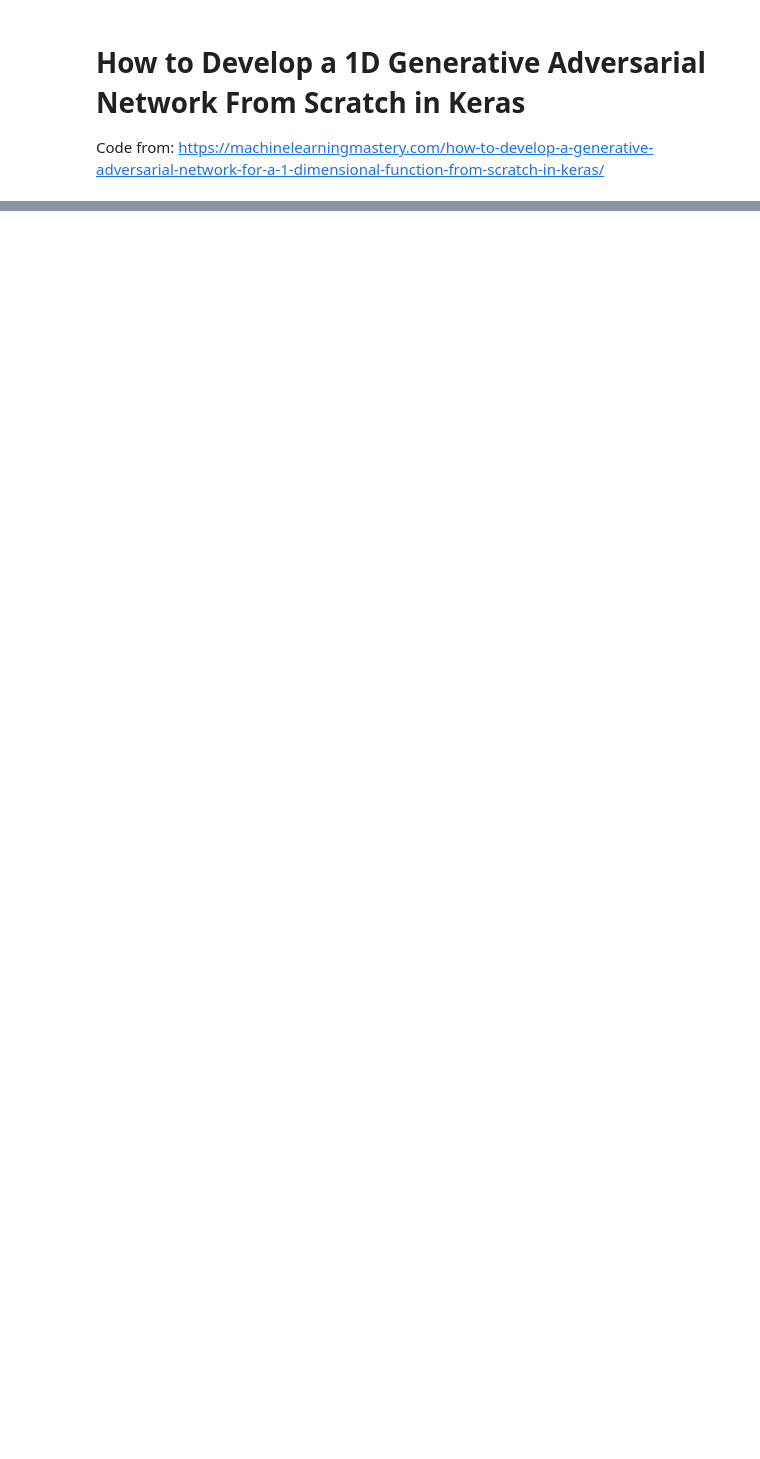
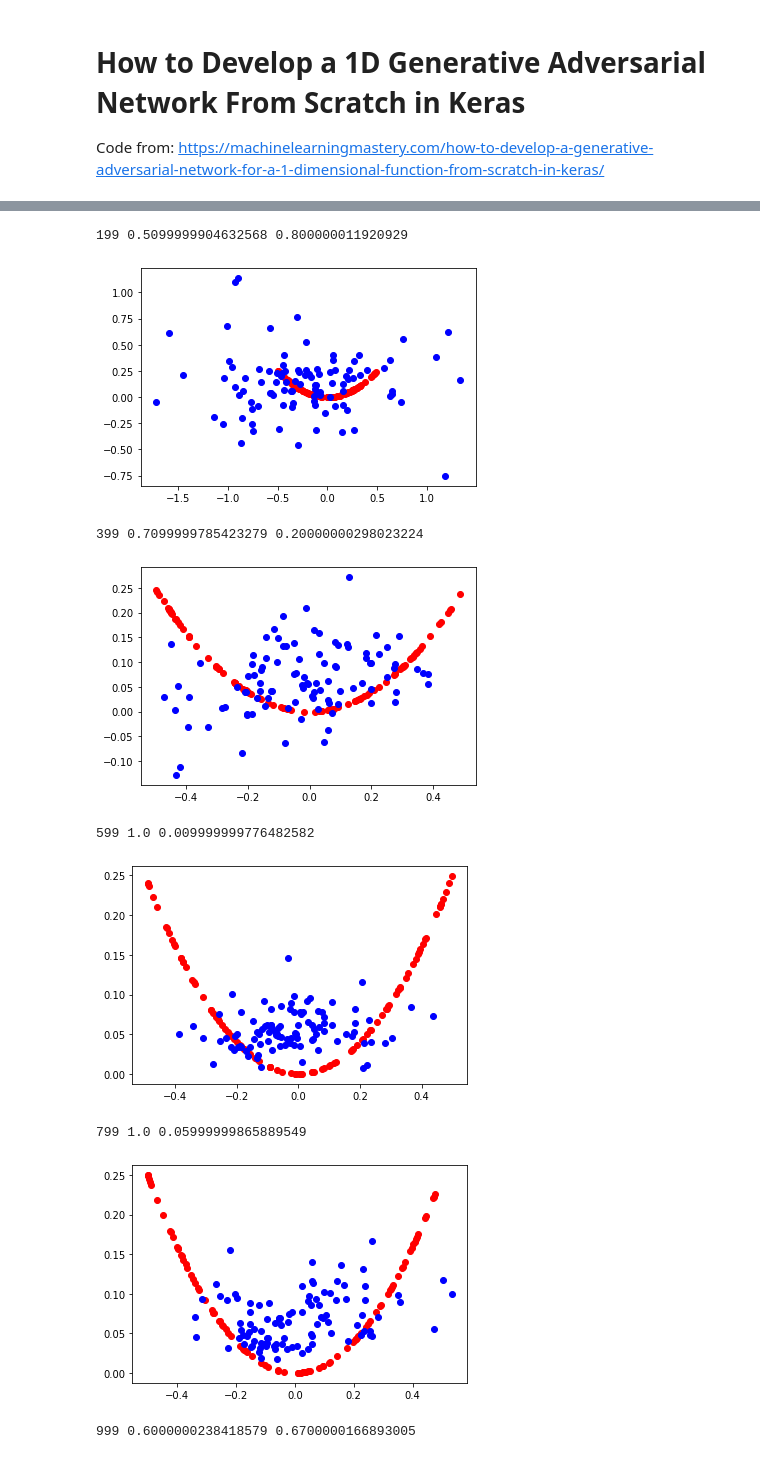
Before and after one commit to marcinwolter/DeepLearning_2020, a Jupyter notebook: 1D_Generative_Adversarial_Network.ipynb, the cells around one changed output, grey strips where cells are left out. Drawn from its saved outputs; the diff is of its cells as text; code cells hidden in the pictures; blank space fills up the shorter version.

```diff
--- a/1D_Generative_Adversarial_Network.ipynb
+++ b/1D_Generative_Adversarial_Network.ipynb
@@ -141,0 +142,24 @@ train(generator, discriminator, gan_model, latent_dim)
+# %%
+
+# train the generator and discriminator
+def train(g_model, d_model, gan_model, latent_dim, n_epochs=10000, n_batch=128, n_eval=200):
+	# determine half the size of one batch, for updating the discriminator
+	half_batch = int(n_batch / 2)
+	# manually enumerate epochs
+	for i in range(n_epochs):
+		# prepare real samples
+		x_real, y_real = generate_real_samples(half_batch)
+		# prepare fake examples
+		x_fake, y_fake = generate_fake_samples(g_model, latent_dim, half_batch)
+		# update discriminator
+		d_model.train_on_batch(x_real, y_real)
+		d_model.train_on_batch(x_fake, y_fake)
+		# prepare points in latent space as input for the generator
+		x_gan = generate_latent_points(latent_dim, n_batch)
+		# create inverted labels for the fake samples
+		y_gan = ones((n_batch, 1))
+		# update the generator via the discriminator's error
+		gan_model.train_on_batch(x_gan, y_gan)
+		# evaluate the model every n_eval epochs
+		if (i+1) % n_eval == 0:
+			summarize_performance(i, g_model, d_model, latent_dim)
@@ -141,0 +168,22 @@ train(generator, discriminator, gan_model, latent_dim)
+# %%
+
+# size of the latent space
+latent_dim = 6
+# create the discriminator
+discriminator = define_discriminator()
+# create the generator
+generator = define_generator(latent_dim)
+# create the gan
+gan_model = define_gan(generator, discriminator)
+# train model
+train(generator, discriminator, gan_model, latent_dim)
+# %% [output]
+199 0.5099999904632568 0.800000011920929
+[figure, added]
+399 0.7099999785423279 0.20000000298023224
+[figure, added]
+599 1.0 0.009999999776482582
+[figure, added]
+799 1.0 0.05999999865889549
+[figure, added]
+999 0.6000000238418579 0.6700000166893005
```
Also changed, not shown: parts of 20 cells of this notebook.
